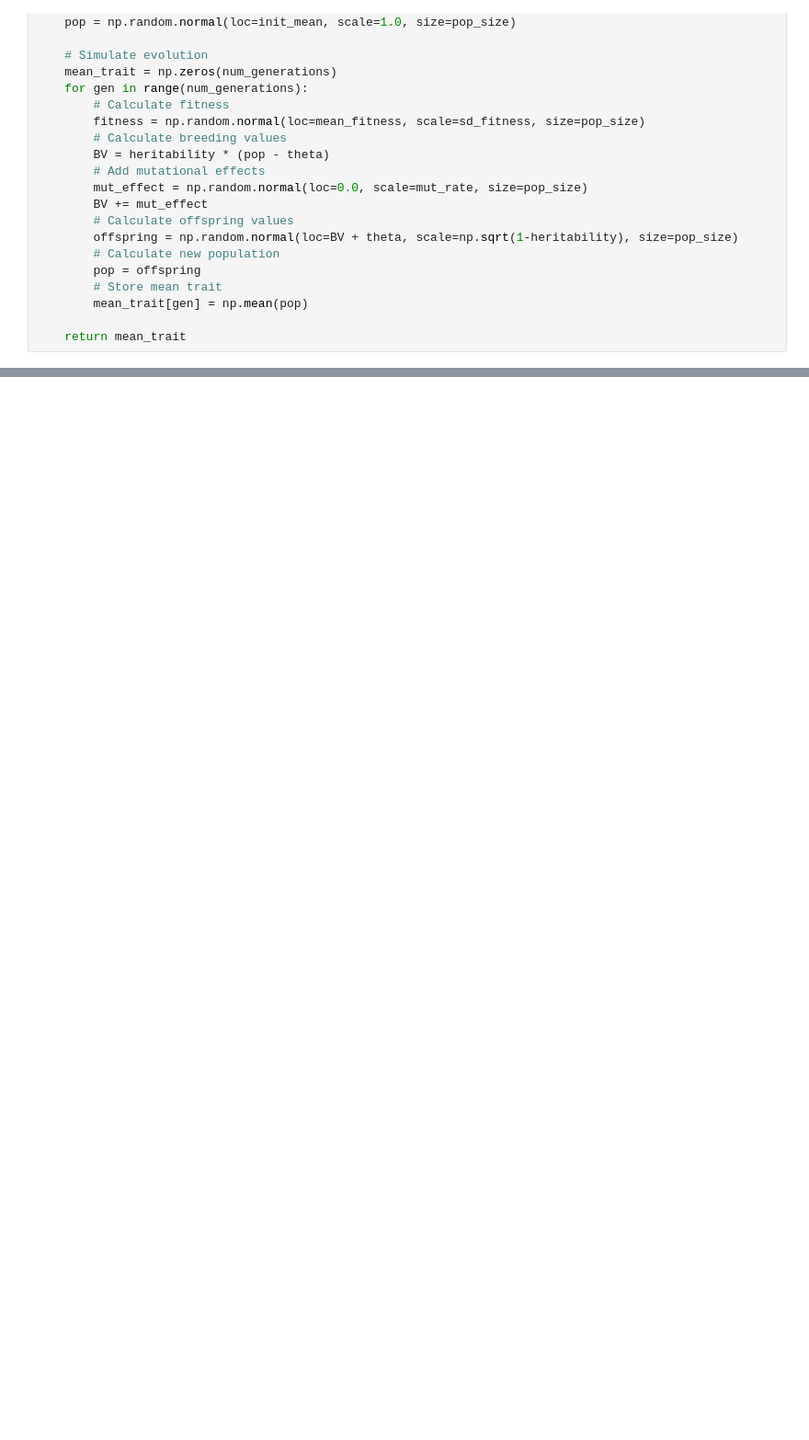
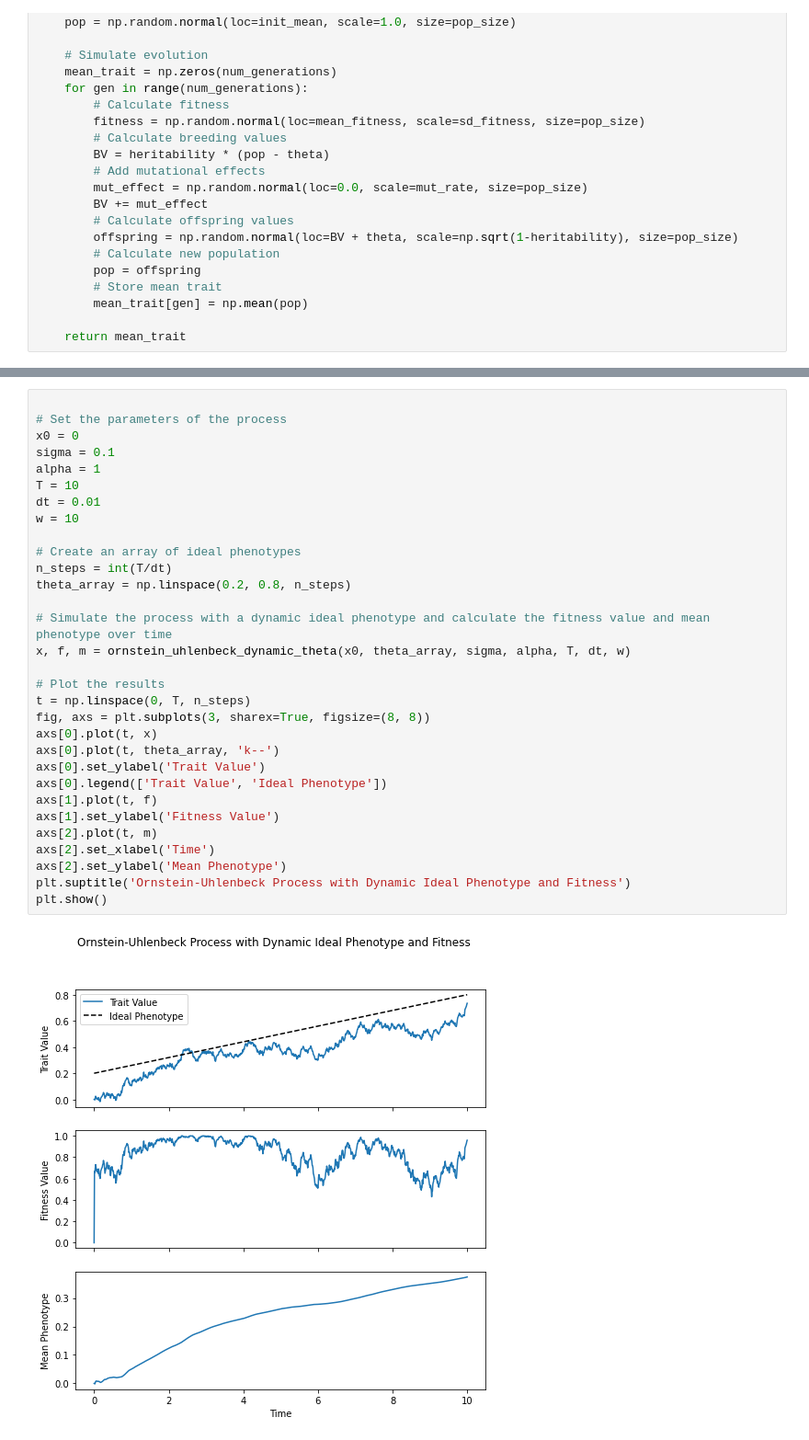
Before and after one commit to JD-X1/Aegis, a Jupyter notebook: scratch/Quick_Maths.ipynb, the cells around one changed output, grey strips where cells are left out. Shown: that part at 92% size. Cells and saved outputs as stored; diff of their text form; blank space fills up the shorter version.

```diff
--- a/scratch/Quick_Maths.ipynb
+++ b/scratch/Quick_Maths.ipynb
@@ -103,0 +328,33 @@ plt.show()
+# %%
+
+# Set the parameters of the process
+x0 = 0
+sigma = 0.1
+alpha = 1
+T = 10
+dt = 0.01
+w = 10
+
+# Create an array of ideal phenotypes
+n_steps = int(T/dt)
+theta_array = np.linspace(0.2, 0.8, n_steps)
+
+# Simulate the process with a dynamic ideal phenotype and calculate the fitness value and mean phenotype over time
+x, f, m = ornstein_uhlenbeck_dynamic_theta(x0, theta_array, sigma, alpha, T, dt, w)
+
+# Plot the results
+t = np.linspace(0, T, n_steps)
+fig, axs = plt.subplots(3, sharex=True, figsize=(8, 8))
+axs[0].plot(t, x)
+axs[0].plot(t, theta_array, 'k--')
+axs[0].set_ylabel('Trait Value')
+axs[0].legend(['Trait Value', 'Ideal Phenotype'])
+axs[1].plot(t, f)
+axs[1].set_ylabel('Fitness Value')
+axs[2].plot(t, m)
+axs[2].set_xlabel('Time')
+axs[2].set_ylabel('Mean Phenotype')
+plt.suptitle('Ornstein-Uhlenbeck Process with Dynamic Ideal Phenotype and Fitness')
+plt.show()
+# %% [output]
+[figure, added]
```
Also changed, not shown: parts of 12 cells of this notebook, 3 other files.
